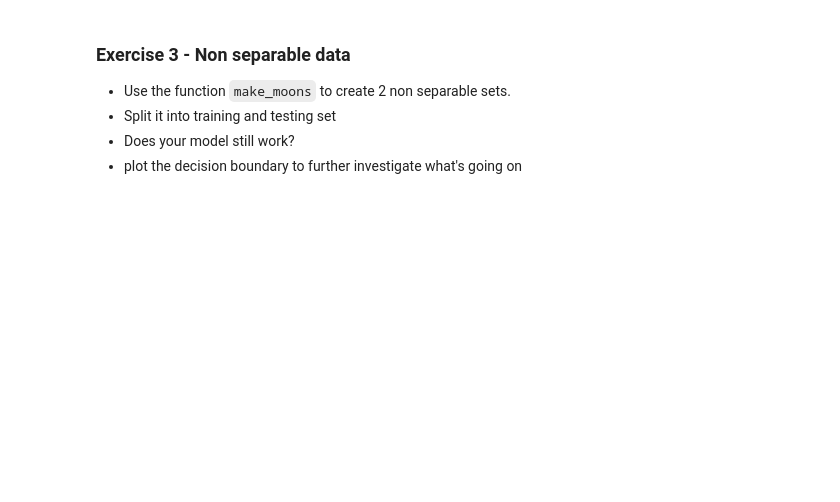
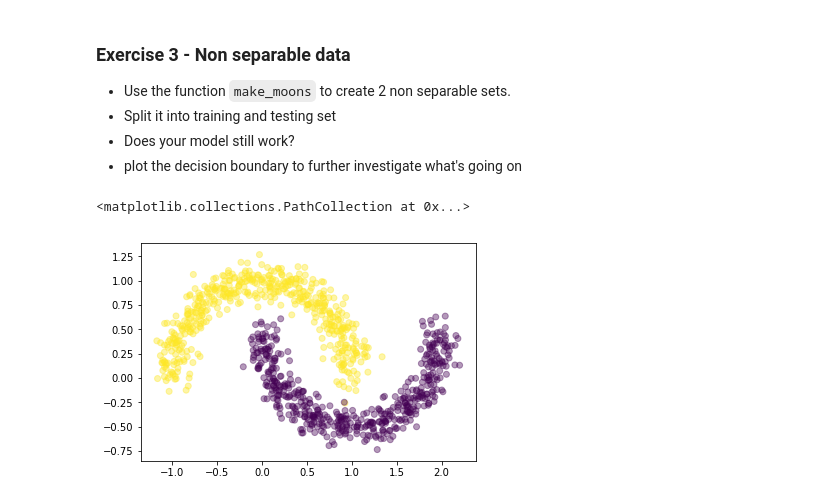
Before and after one commit to marionleborgne/ml, a Jupyter notebook: deep_learning/1a-Introduction_to_Keras.ipynb, the cells around one changed output. Cells and saved outputs as stored; diff of their text form; code cells hidden in the pictures; blank space fills up the shorter version.

```diff
--- a/deep_learning/1a-Introduction_to_Keras.ipynb
+++ b/deep_learning/1a-Introduction_to_Keras.ipynb
@@ -156,0 +265,11 @@ from sklearn.datasets import make_moons
+# %%
+from sklearn.datasets import make_moons
+X2, y2 = make_moons(n_samples=1000,
+                 noise=0.1,
+                 random_state=0)
+
+y2 = np_utils.to_categorical(y2)
+plt.scatter(X2[:,0], X2[:,1], c=y2[:,0], alpha=0.4)
+# %% [output]
+<matplotlib.collections.PathCollection at 0x...>
+[figure, added]
```
Also changed, not shown: parts of 23 cells of this notebook, 4 other files.
